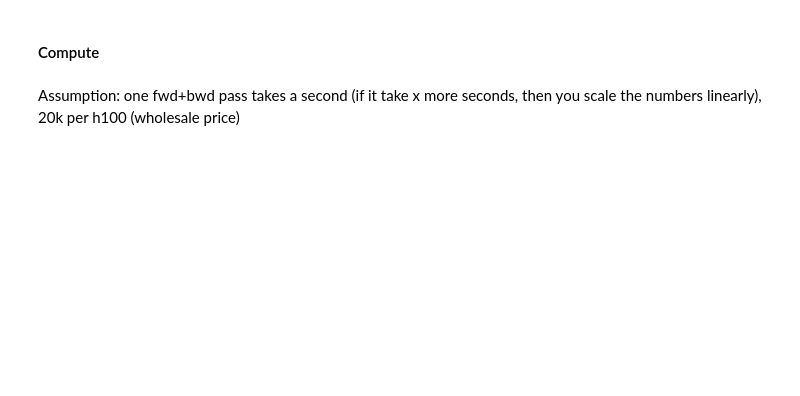
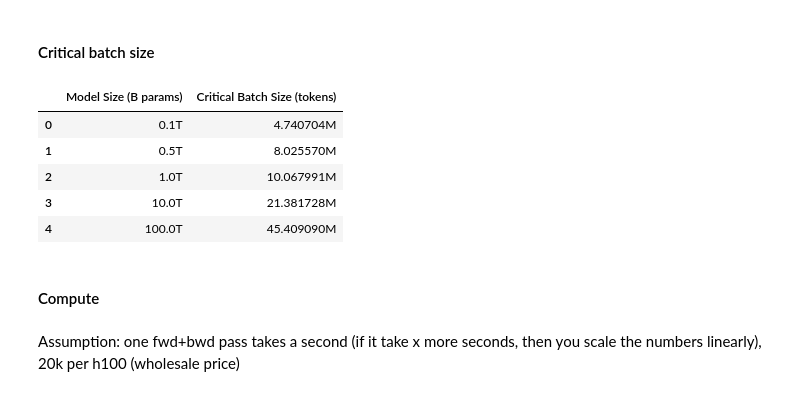
Before and after one commit to xrsrke/hf-notebooks, a Jupyter notebook: diloco/03_diloco.ipynb, the cells around one changed output. Cells and saved outputs as stored; diff of their text form; code cells hidden in the pictures; blank space fills up the shorter version.

```diff
--- a/diloco/03_diloco.ipynb
+++ b/diloco/03_diloco.ipynb
@@ -13,0 +17,2 @@ import numpy as np
+# %% [markdown]
+#### Critical batch size
@@ -14,3 +21,19 @@ import numpy as np
+# %%
+critical_batch_sizes = [get_critical_batch_size(x) * 4096 for x in target_model_sizes]
+# %%
+df_gbs = pd.DataFrame({
+    'Model Size (B params)': [convert_to_xt_format(x) for x in target_model_sizes],
+    'Critical Batch Size (tokens)': [f'{x/1e6:1f}M' for x in critical_batch_sizes]
+})
+# %%
+df_gbs
+# %% [output]
+|  | Model Size (B params) | Critical Batch Size (tokens) |
+| 0 | 0.1T | 4.740704M |
+| 1 | 0.5T | 8.025570M |
+| 2 | 1.0T | 10.067991M |
+| 3 | 10.0T | 21.381728M |
+| 4 | 100.0T | 45.409090M |
 # %% [markdown]
 #### Compute
 # %% [markdown]
```
Also changed, not shown: parts of 11 cells of this notebook, 4 other files.
